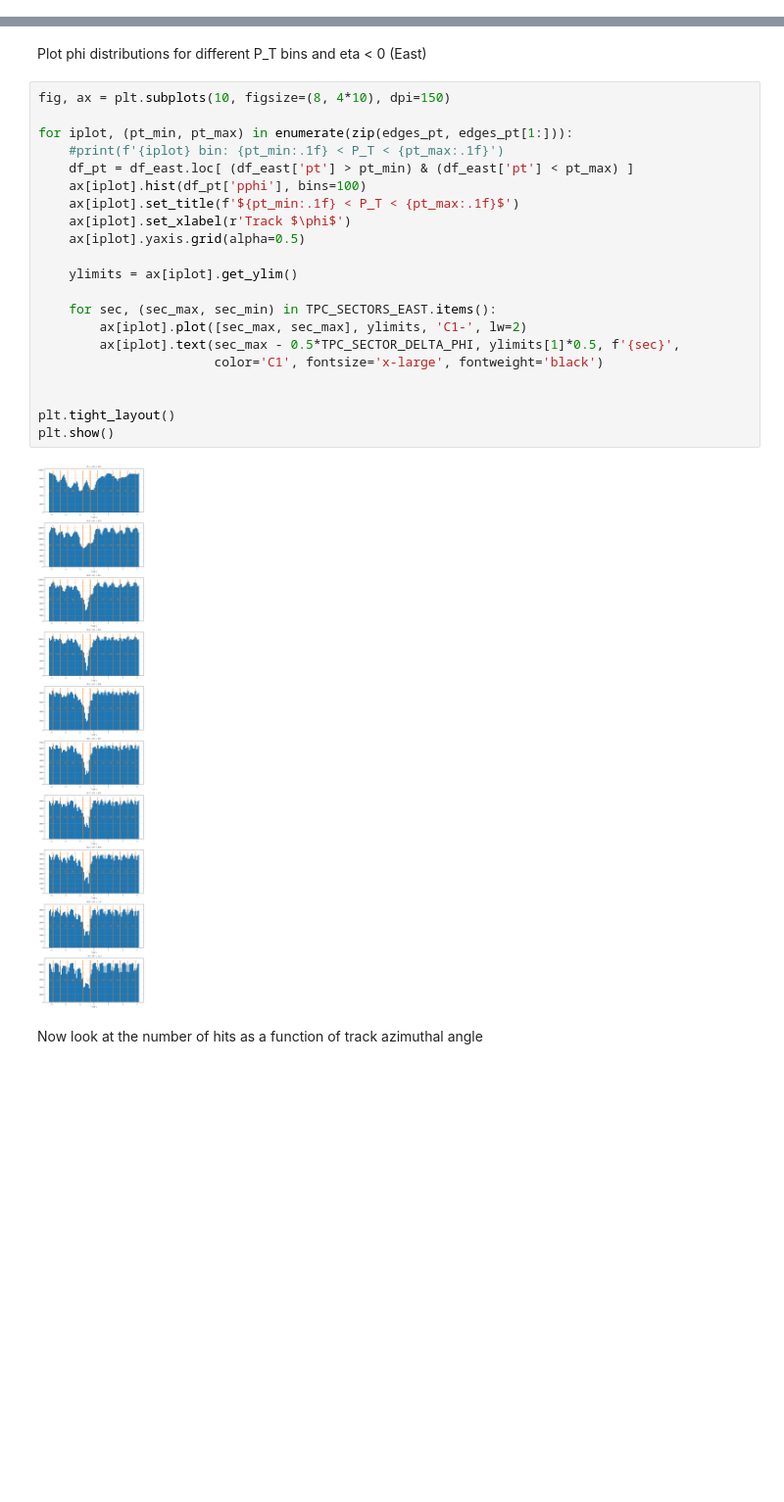
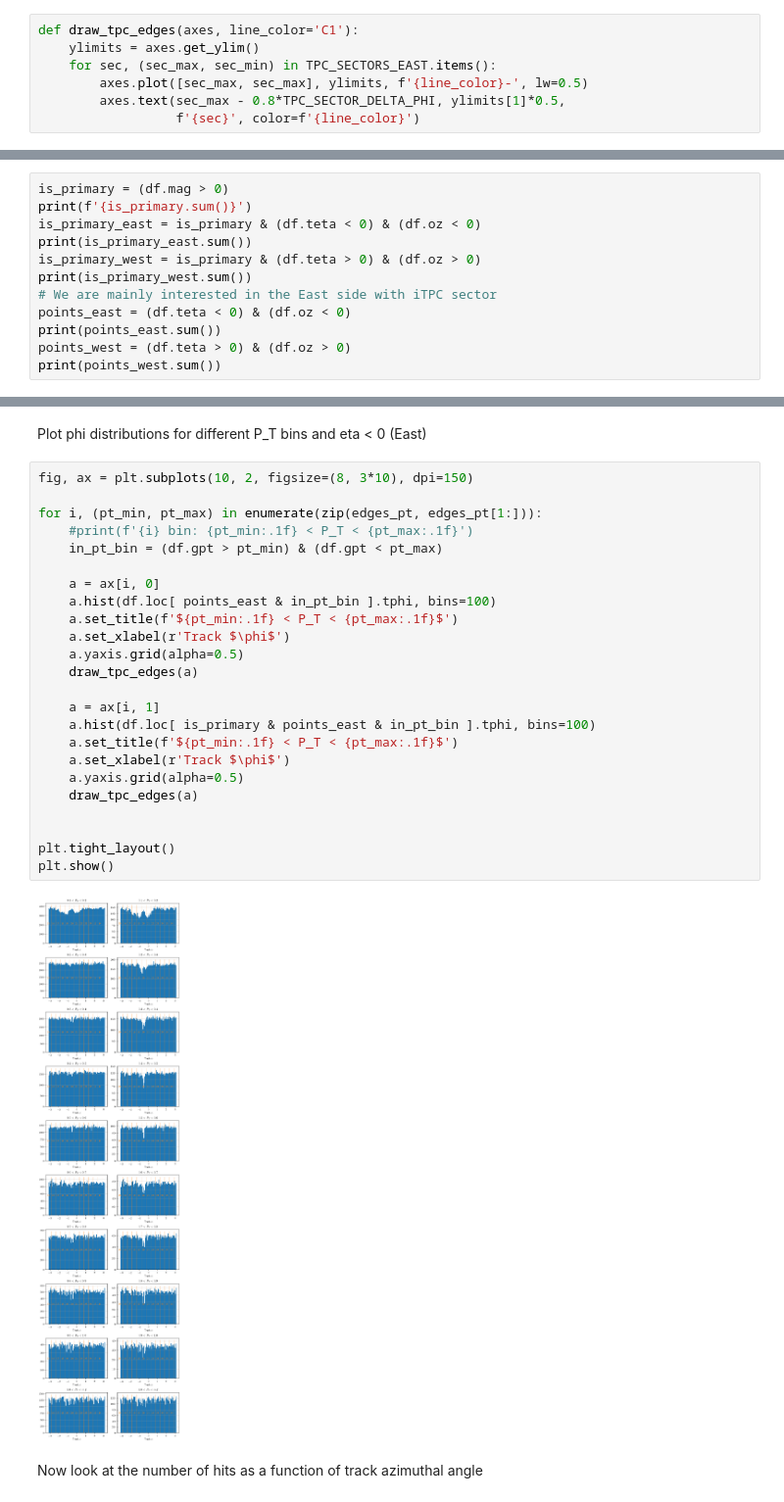
Before and after one commit to plexoos/pub-docs, a Jupyter notebook: star-run18-itpc-tracking-issue/nb_fastoffline_picodst.ipynb, the cells around one changed output, grey strips where cells are left out. Shown at 98% size. Cells and saved outputs as stored; diff of their text form; blank space fills up the shorter version.

```diff
--- a/star-run18-itpc-tracking-issue/nb_fastoffline_picodst.ipynb
+++ b/star-run18-itpc-tracking-issue/nb_fastoffline_picodst.ipynb
@@ -49,5 +36,12 @@ TPC_EDGES = (TPC_EDGES + np.pi) % (2*np.pi) - np.pi
 TPC_EDGE_PAIRS = list(zip(TPC_EDGES, TPC_EDGES[1:]))
 TPC_SECTORS_WEST = dict(zip( np.arange(1, 13), TPC_EDGE_PAIRS))
 TPC_SECTORS_EAST = dict(zip( [23, 22, 21, 20, 19, 18, 17, 16, 15, 14, 13, 24], TPC_EDGE_PAIRS))
+# %%
+def draw_tpc_edges(axes, line_color='C1'):
+    ylimits = axes.get_ylim()
+    for sec, (sec_max, sec_min) in TPC_SECTORS_EAST.items():
+        axes.plot([sec_max, sec_max], ylimits, f'{line_color}-', lw=0.5)
+        axes.text(sec_max - 0.8*TPC_SECTOR_DELTA_PHI, ylimits[1]*0.5,
+                  f'{sec}', color=f'{line_color}')
 # %%
 branches = {
@@ -166,0 +219,12 @@ plt.show()
+# %%
+is_primary = (df.mag > 0)
+print(f'{is_primary.sum()}')
+is_primary_east = is_primary & (df.teta < 0) & (df.oz < 0)
+print(is_primary_east.sum())
+is_primary_west = is_primary & (df.teta > 0) & (df.oz > 0)
+print(is_primary_west.sum())
+# We are mainly interested in the East side with iTPC sector
+points_east = (df.teta < 0) & (df.oz < 0)
+print(points_east.sum())
+points_west = (df.teta > 0) & (df.oz > 0)
+print(points_west.sum())
@@ -198,28 +333,31 @@ df_west = df.loc[ (df['peta'] >= 0) & (df['oz'] > 0) ]
 # %% [markdown]
 Plot phi distributions for different P_T bins and eta < 0 (East)
 # %%
-fig, ax = plt.subplots(10, figsize=(8, 4*10), dpi=150)
+fig, ax = plt.subplots(10, 2, figsize=(8, 3*10), dpi=150)
 
-for iplot, (pt_min, pt_max) in enumerate(zip(edges_pt, edges_pt[1:])):
-    #print(f'{iplot} bin: {pt_min:.1f} < P_T < {pt_max:.1f}')
-    df_pt = df_east.loc[ (df_east['pt'] > pt_min) & (df_east['pt'] < pt_max) ]
-    ax[iplot].hist(df_pt['pphi'], bins=100)
-    ax[iplot].set_title(f'${pt_min:.1f} < P_T < {pt_max:.1f}$')
-    ax[iplot].set_xlabel(r'Track $\phi$')
-    ax[iplot].yaxis.grid(alpha=0.5)
+for i, (pt_min, pt_max) in enumerate(zip(edges_pt, edges_pt[1:])):
+    #print(f'{i} bin: {pt_min:.1f} < P_T < {pt_max:.1f}')
+    in_pt_bin = (df.gpt > pt_min) & (df.gpt < pt_max)
 
-    ylimits = ax[iplot].get_ylim()
+    a = ax[i, 0]
+    a.hist(df.loc[ points_east & in_pt_bin ].tphi, bins=100)
+    a.set_title(f'${pt_min:.1f} < P_T < {pt_max:.1f}$')
+    a.set_xlabel(r'Track $\phi$')
+    a.yaxis.grid(alpha=0.5)
+    draw_tpc_edges(a)
 
-    for sec, (sec_max, sec_min) in TPC_SECTORS_EAST.items():
-        ax[iplot].plot([sec_max, sec_max], ylimits, 'C1-', lw=2)
-        ax[iplot].text(sec_max - 0.5*TPC_SECTOR_DELTA_PHI, ylimits[1]*0.5, f'{sec}',
-                       color='C1', fontsize='x-large', fontweight='black')
+    a = ax[i, 1]
+    a.hist(df.loc[ is_primary & points_east & in_pt_bin ].tphi, bins=100)
+    a.set_title(f'${pt_min:.1f} < P_T < {pt_max:.1f}$')
+    a.set_xlabel(r'Track $\phi$')
+    a.yaxis.grid(alpha=0.5)
+    draw_tpc_edges(a)
 
 
 plt.tight_layout()
 plt.show()
 # %% [output]
-[figure, old version]
+[figure, new version]
 # %% [markdown]
 Now look at the number of hits as a function of track azimuthal angle
 # %%
```
Also changed, not shown: parts of 34 cells of this notebook.
